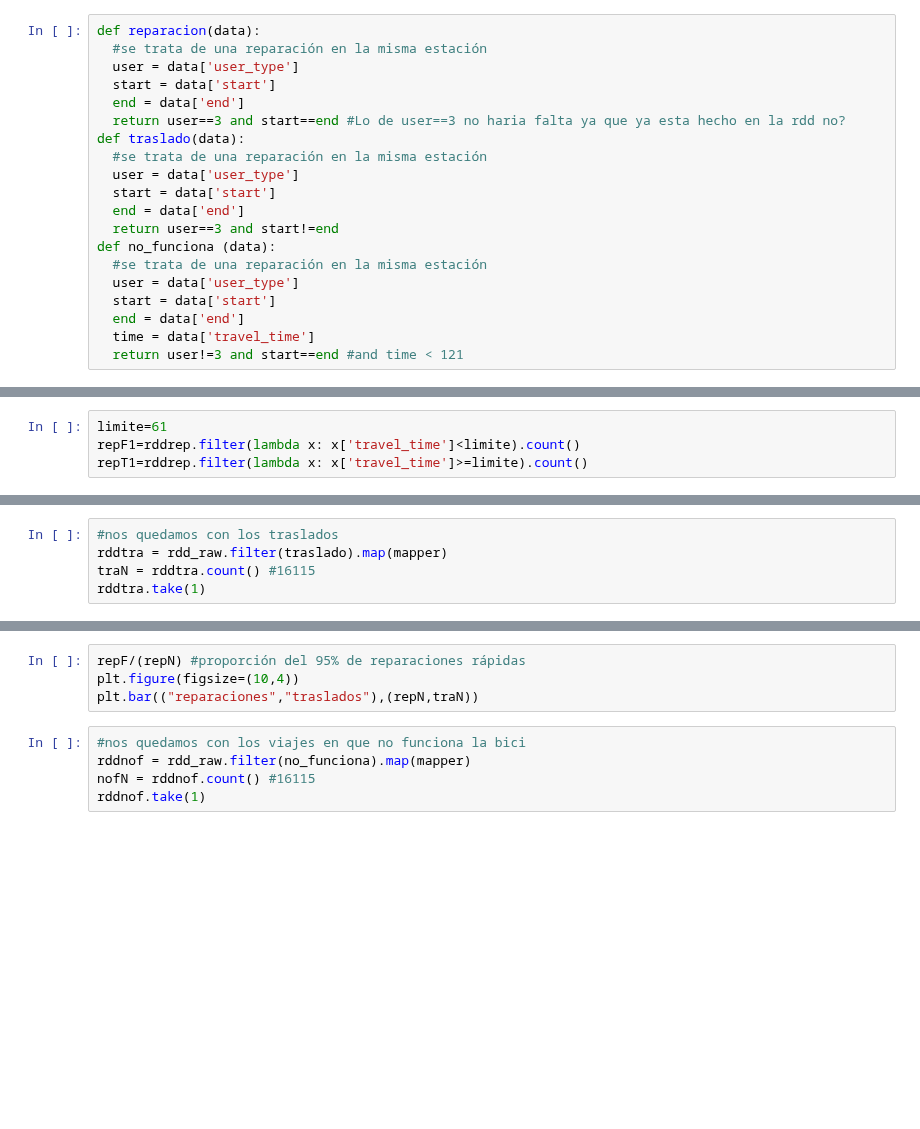
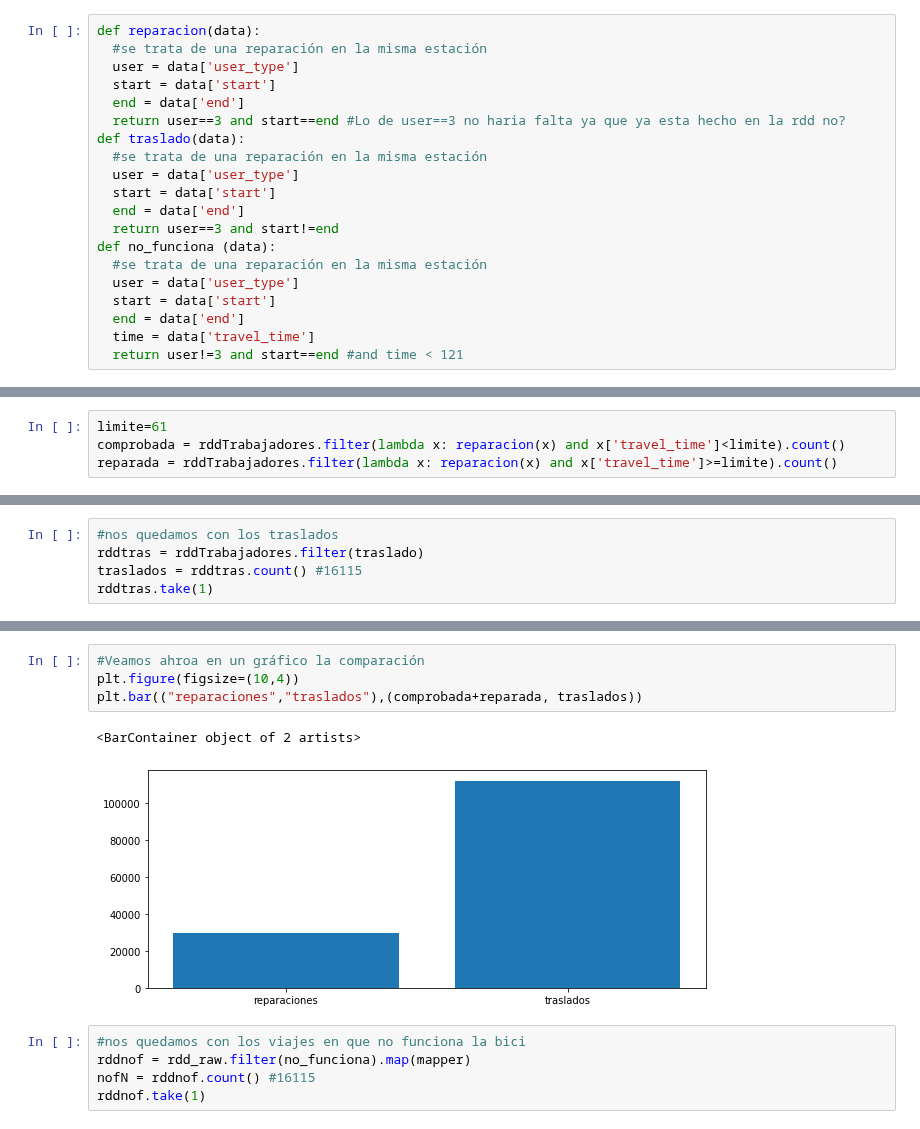
Before and after one commit to ParalelaUCM/biciMAD, a Jupyter notebook: PracticaSpark_BiciMad.ipynb, the cells around one changed output, grey strips where cells are left out. Cells and saved outputs as stored; diff of their text form; blank space fills up the shorter version.

```diff
--- a/PracticaSpark_BiciMad.ipynb
+++ b/PracticaSpark_BiciMad.ipynb
@@ -807,5 +786,5 @@ rddrep.take(1)
 # %%
 limite=61
-repF1=rddrep.filter(lambda x: x['travel_time']<limite).count()
-repT1=rddrep.filter(lambda x: x['travel_time']>=limite).count()
+comprobada = rddTrabajadores.filter(lambda x: reparacion(x) and x['travel_time']<limite).count()
+reparada = rddTrabajadores.filter(lambda x: reparacion(x) and x['travel_time']>=limite).count()
 # %%
@@ -819,5 +800,5 @@ Proporción de reparaciones rápidas 95.08241015941637 %
 # %%
 #nos quedamos con los traslados
-rddtra = rdd_raw.filter(traslado).map(mapper)
-traN = rddtra.count() #16115
-rddtra.take(1)
+rddtras = rddTrabajadores.filter(traslado)
+traslados = rddtras.count() #16115
+rddtras.take(1)
@@ -824,7 +815,10 @@ rddtra.take(1)
 # %%
-repF/(repN) #proporción del 95% de reparaciones rápidas
+#Veamos ahroa en un gráfico la comparación
 plt.figure(figsize=(10,4))
-plt.bar(("reparaciones","traslados"),(repN,traN))
+plt.bar(("reparaciones","traslados"),(comprobada+reparada, traslados))
+# %% [output]
+<BarContainer object of 2 artists>
+[figure, added]
 # %%
 #nos quedamos con los viajes en que no funciona la bici
 rddnof = rdd_raw.filter(no_funciona).map(mapper)
```
Also changed, not shown: parts of 22 cells of this notebook.
